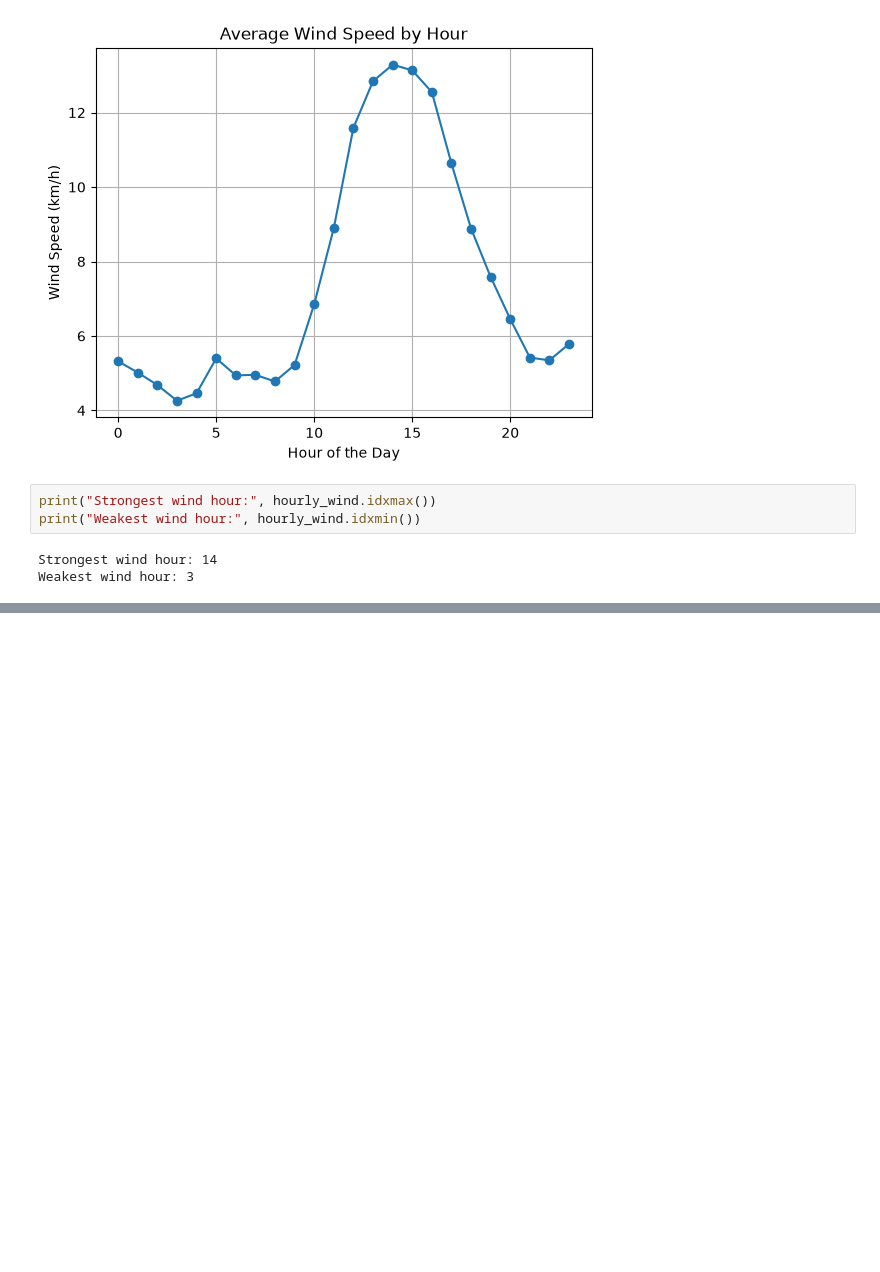
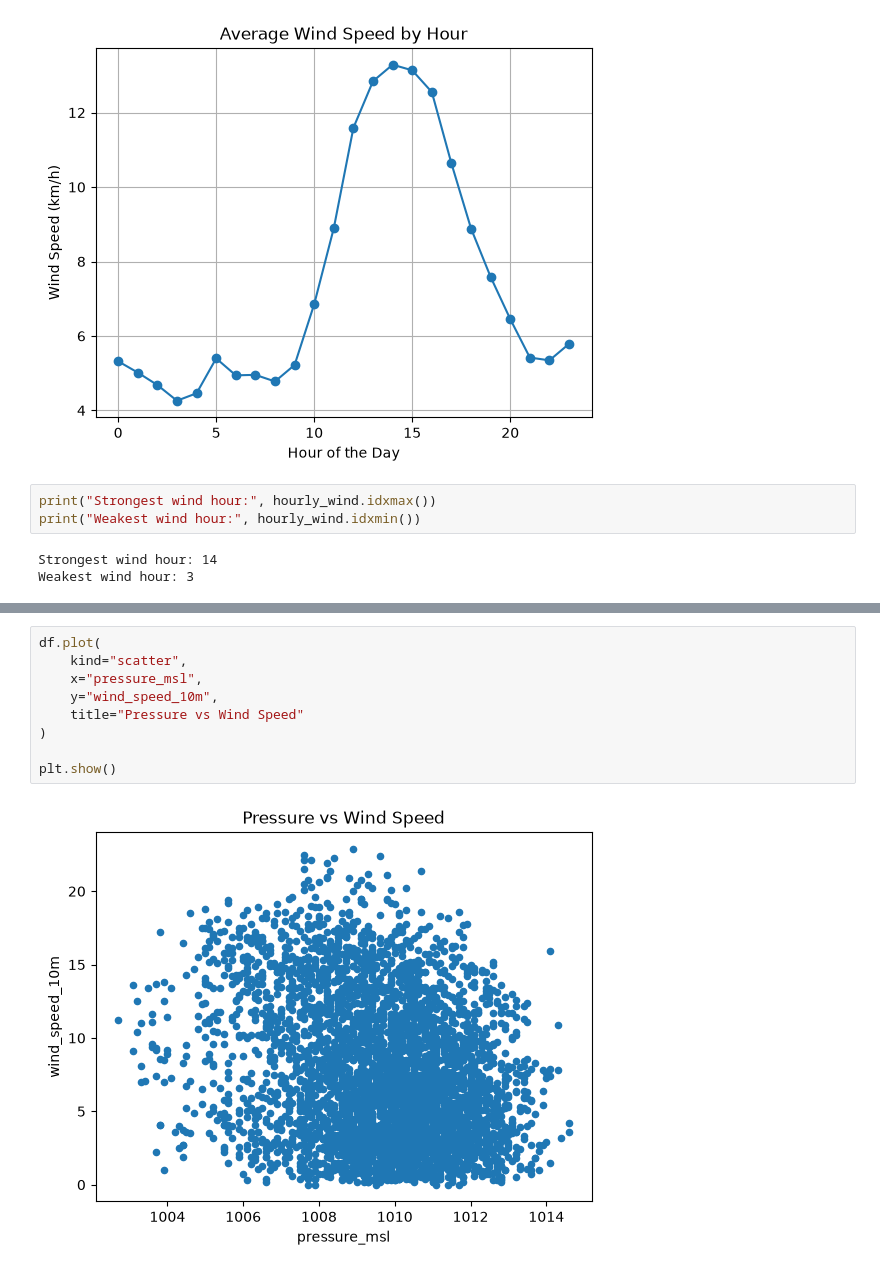
Before and after one commit to fida-fei/breezy, a Jupyter notebook: notebooks/01_wind_data_exploration.ipynb, the cells around one changed output, grey strips where cells are left out. Cells and saved outputs as stored; diff of their text form; blank space fills up the shorter version.

```diff
--- a/notebooks/01_wind_data_exploration.ipynb
+++ b/notebooks/01_wind_data_exploration.ipynb
@@ -93,0 +134,11 @@ Weakest wind hour: 3
+# %%
+df.plot(
+    kind="scatter",
+    x="pressure_msl",
+    y="wind_speed_10m",
+    title="Pressure vs Wind Speed"
+)
+
+plt.show()
+# %% [output]
+[figure, added]
```
Also changed, not shown: parts of 29 cells of this notebook.
